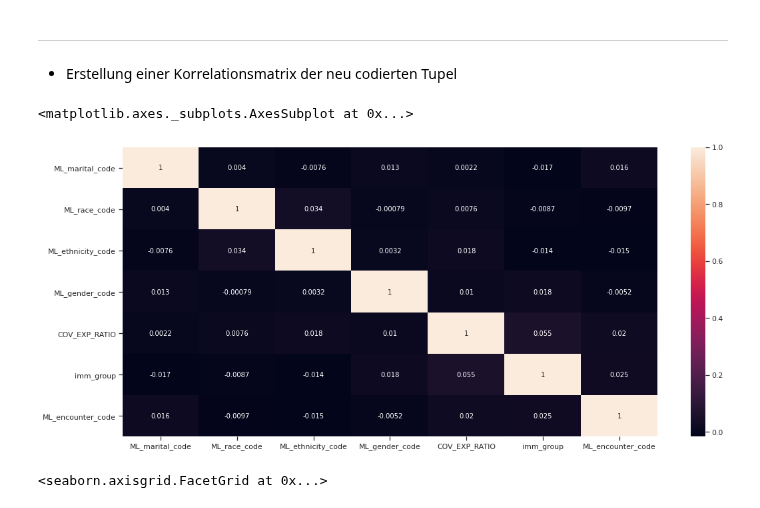
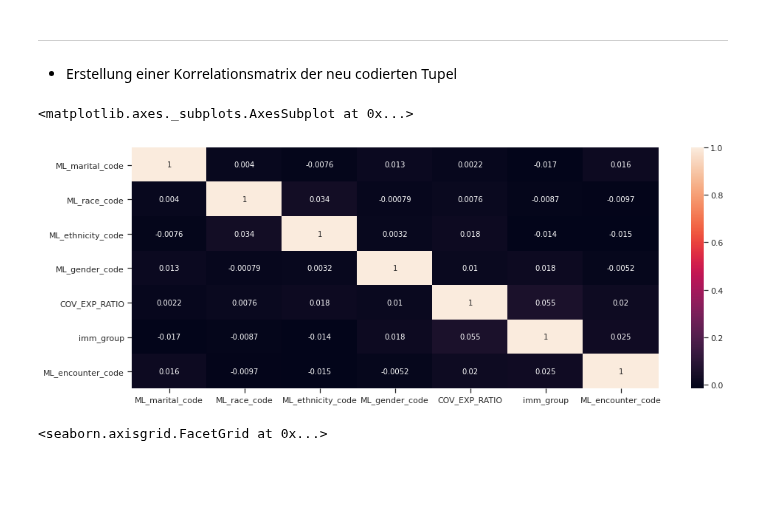
Before and after one commit to Fuenfgeld/ATeamDatenmanagementUndArchivierung, a Jupyter notebook: IMECOS_master.ipynb, the cells around one changed output. Drawn from its saved outputs; the diff is of its cells as text; code cells hidden in the pictures; blank space fills up the shorter version.

```diff
--- a/IMECOS_master.ipynb
+++ b/IMECOS_master.ipynb
@@ -441,12 +606,12 @@ memory usage: 343.3+ KB
 # %%
 # Generating the correlating matrix
 corr = pat_imm.corr()
-plt.figure(figsize=(18, 8))
+plt.figure(figsize=(16, 6))
 # Generating the correlation heat-map (seaborn = sns)
 sns.heatmap(corr, annot=True)
 # %% [output]
 <matplotlib.axes._subplots.AxesSubplot at 0x...>
-[figure, old version]
+[figure, new version]
 # %%
 #Verteiliung des Familenstandes
 sns.displot(data=pat_imm, x="ML_marital_code",  hue="imm_group", kind="kde")
```
Also changed, not shown: parts of 21 cells of this notebook.
